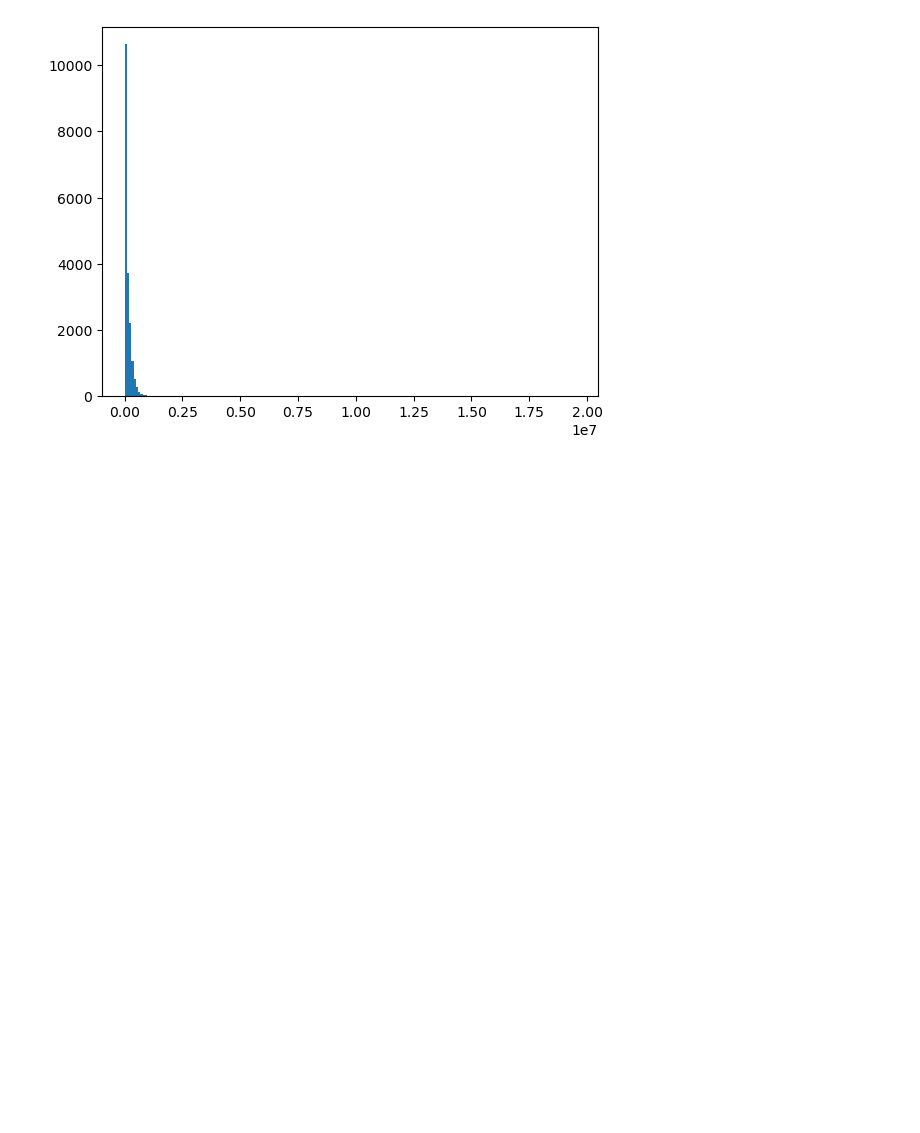
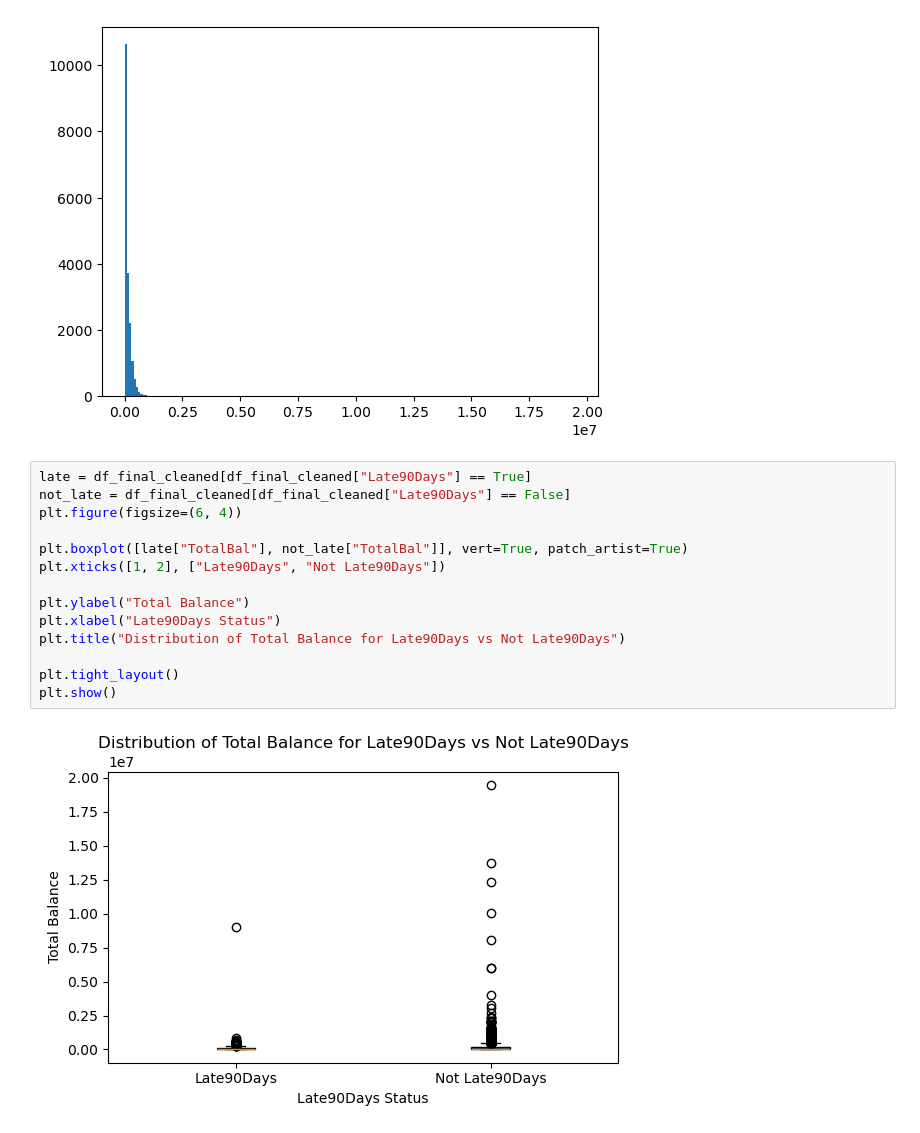
Before and after one commit to yzhao2433/LoanDelinquencyProject, a Jupyter notebook: data_prepartion.ipynb, the cells around one changed output. Drawn from its saved outputs; the diff is of its cells as text; blank space fills up the shorter version.

```diff
--- a/data_prepartion.ipynb
+++ b/data_prepartion.ipynb
@@ -382,3 +386,19 @@ Try using .loc[row_indexer,col_indexer] = value instead
 See the caveats in the documentation: https://pandas.pydata.org/pandas-docs/stable/user_guide/indexing.html#returning-a-view-versus-a-copy
   df_final_cleaned["TotalBal"] = (df_final_cleaned["CreditBal"] + df_final_cleaned["MortgageBal"] + df_final_cleaned["StudentBal"] +
 [figure]
+# %%
+late = df_final_cleaned[df_final_cleaned["Late90Days"] == True]
+not_late = df_final_cleaned[df_final_cleaned["Late90Days"] == False]
+plt.figure(figsize=(6, 4))
+
+plt.boxplot([late["TotalBal"], not_late["TotalBal"]], vert=True, patch_artist=True)
+plt.xticks([1, 2], ["Late90Days", "Not Late90Days"])
+
+plt.ylabel("Total Balance")
+plt.xlabel("Late90Days Status")
+plt.title("Distribution of Total Balance for Late90Days vs Not Late90Days")
+
+plt.tight_layout()
+plt.show()
+# %% [output]
+[figure, added]
```
Also changed, not shown: parts of 9 cells of this notebook, 1 other file.
